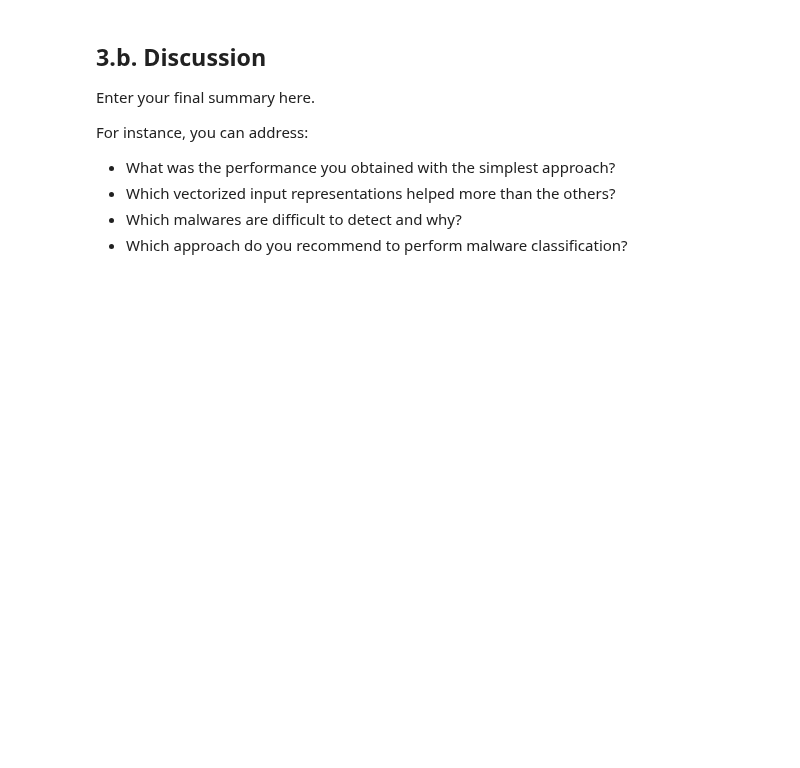
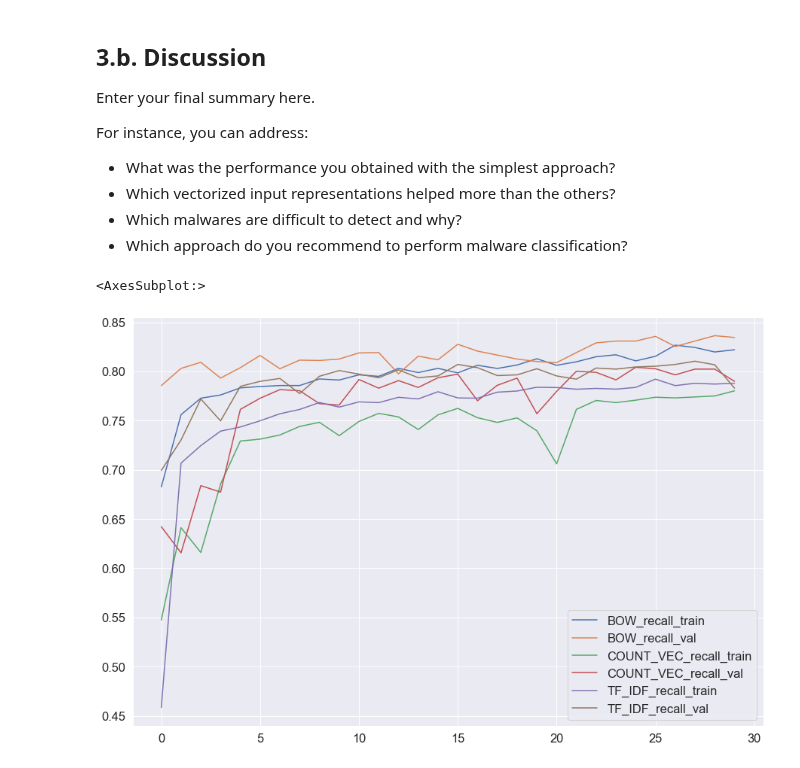
Before and after one commit to shahrukhx01/adversarial-ml-101, a Jupyter notebook: assignment3/shahrukh/Final_Book_v1.ipynb, the cells around one changed output. Drawn from its saved outputs; the diff is of its cells as text; code cells hidden in the pictures; blank space fills up the shorter version.

```diff
--- a/assignment3/shahrukh/Final_Book_v1.ipynb
+++ b/assignment3/shahrukh/Final_Book_v1.ipynb
@@ -1075,3 +1058,16 @@ For instance, you can address:
 - Which vectorized input representations helped more than the others?
 - Which malwares are difficult to detect and why?
 - Which approach do you recommend to perform malware classification?
+# %%
+bow = pd.read_csv('BOW_scores.csv')
+b1, b2 = bow['BOW_recall_train'],	bow['BOW_recall_val']
+count_vec = pd.read_csv('COUNT_VEC_scores.csv')
+c1, c2 = count_vec['COUNT_VEC_recall_train'],	count_vec['COUNT_VEC_recall_val']
+tf_idf = pd.read_csv('TF_IDF_scores.csv')
+t1, t2 = tf_idf['TF_IDF_recall_train'],	tf_idf['TF_IDF_recall_val']
+df = pd.DataFrame({'BOW_recall_train':b1, 'BOW_recall_val':b2, 'COUNT_VEC_recall_train':c1, 'COUNT_VEC_recall_val':c2,
+                  'TF_IDF_recall_train':t1,'TF_IDF_recall_val':t2})
+df.plot()
+# %% [output]
+<AxesSubplot:>
+[figure, added]
```
Also changed, not shown: parts of 21 cells of this notebook, 14 other files.
